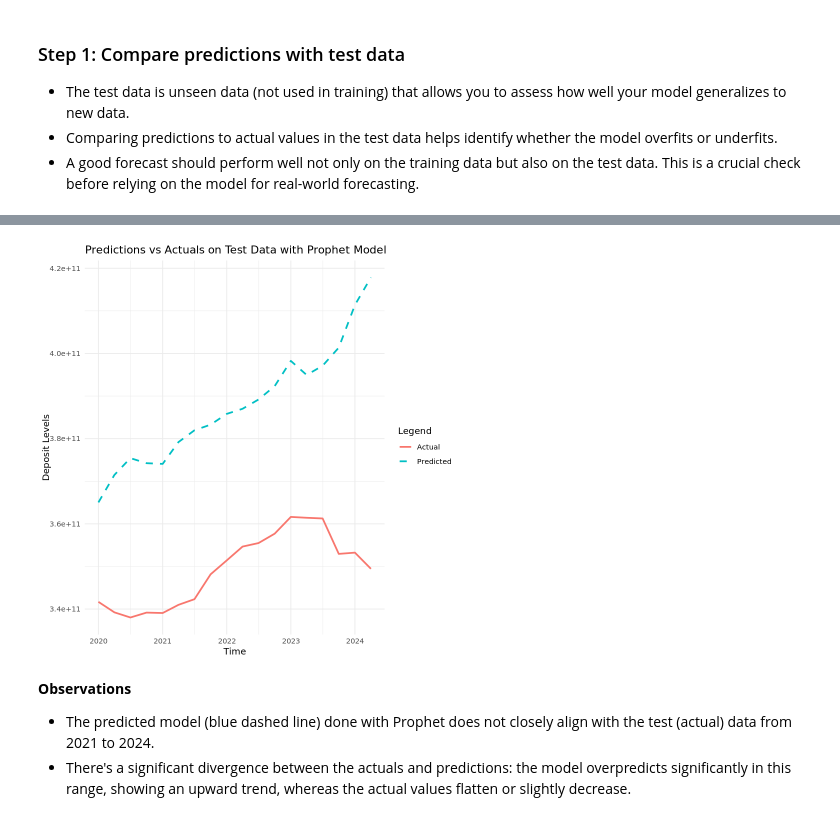
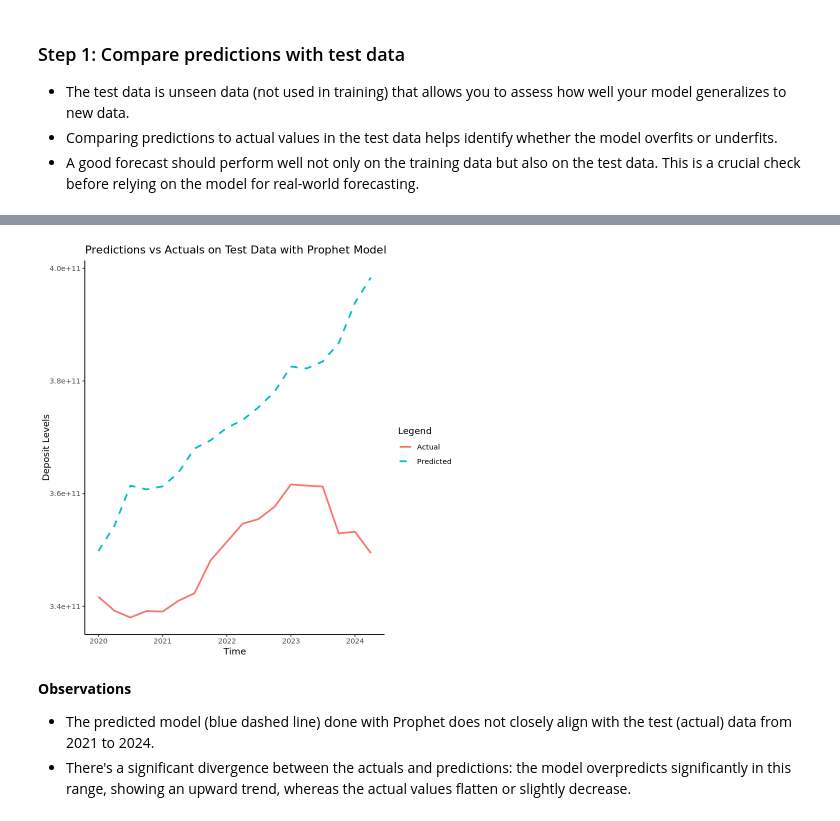
Before and after one commit to nzarama-kouadio/DUKE_MIDS_QFC_Final_Project, a Jupyter notebook: model_prediction/prophet_model.ipynb, the cells around one changed output, grey strips where cells are left out. Cells and saved outputs as stored; diff of their text form; code cells hidden in the pictures.

```diff
--- a/model_prediction/prophet_model.ipynb
+++ b/model_prediction/prophet_model.ipynb
@@ -342,11 +334,8 @@ test_data <- deposit_levels[deposit_levels$time_as_date > "2019-12-31", ]  # Tes
 # Step 1: Prepare data for prophet to work
 
 # you have to rename them as ds and y for prophet to work and it will automatically ignore all other columns ==> RULE
-train_data$ds <- as.Date(train_data$time_as_date)
-train_data$y <- train_data$deposits
-
-test_data$ds <- as.Date(test_data$time_as_date)
-test_data$y <- test_data$deposits
+prophet_data_1$ds <- as.Date(prophet_data_1$time_as_date)
+prophet_data_1$y <- prophet_data_1$deposits
 # %% [markdown]
 ### Step 3: Fit Prophet on training data
 # %%
@@ -355,7 +344,7 @@ prophet_model<- prophet(changepoints = c("2008-01-01")) # Add Customizations bas
 # We can later add on additional regressor to the best model
 
 # Step 2: Fit the model: Training the model
-prophet_model <- fit.prophet(prophet_model, train_data) # syntax
+prophet_model <- fit.prophet(prophet_model, prophet_data_1) # syntax
 # %% [output]
 Disabling weekly seasonality. Run prophet with weekly.seasonality=TRUE to override this.
 
@@ -381,17 +370,17 @@ prediction_train_data <- predict(prophet_model, future_train_data)
 ### Step 6: Visualize the Forecast
 # %%
 # Ensure 'ds' is a Date object
-train_data$ds <- as.Date(train_data$ds)
-prediction_train_data$ds <- as.Date(prediction_train_data$ds)
+prophet_data_1$ds <- as.Date(prophet_data_1$ds)
+prediction_data$ds <- as.Date(prediction_data$ds)
 
 ggplot() +
   # Add historical data points
-  geom_point(data = train_data, aes(x = ds, y = y, color = "Historical Data"), size = 1.5, alpha = 0.8) +
+  geom_point(data = prophet_data_1, aes(x = ds, y = y, color = "Historical Data"), size = 1.5, alpha = 0.8) +
   # Add the predicted trend line
-  geom_line(data = prediction_train_data, aes(x = ds, y = yhat, color = "Predicted Trend"), size = 2) +
+  geom_line(data = prediction_data, aes(x = ds, y = yhat, color = "Predicted Trend"), size = 2) +
   # Add uncertainty intervals for predictions
   geom_ribbon(
-    data = prediction_train_data,
+    data = prediction_data,
     aes(x = ds, ymin = yhat_lower, ymax = yhat_upper, fill = "Uncertainty Interval"),
     alpha = 0.2
   ) +
@@ -412,6 +401,7 @@ ggplot() +
   ) +
   # Add a minimal theme
   theme_minimal() +
+  theme_classic() +
   theme(
     plot.title = element_text(hjust = 0.5, size = 14, face = "bold"),
     axis.title.x = element_text(size = 12),
@@ -431,2 +418,19 @@ prophet_plot_components(prophet_model, prediction_train_data)
 # %% [markdown]
 ## Part 4: Evaluation of the Model Performance
+# %%
+
+# Step 1: Split Data between training and test data
+train_data <- subset(prophet_data_1, ds <= "2019-12-31") # Training data: 1984 Q1 to 2020 Q4
+test_data <- subset(prophet_data_1, ds > "2019-12-31")  # Testing data: 2021 Q1 to 2024 Q2
+
+# Step 2: Prepare data for prophet to work
+# you have to rename them as ds and y for prophet to work and it will automatically ignore all other columns ==> RULE
+train_data$ds <- as.Date(train_data$ds)
+train_data$y <- train_data$y
+
+test_data$ds <- as.Date(test_data$ds)
+test_data$y <- test_data$y
+
+# Check
+tail(train_data)
+tail(test_data)
@@ -499,17 +512,17 @@ A data.frame: 18 × 8
 # %%
 # Step 4: Plot the predictions vs actuals
 ggplot(prediction_test_results, aes(x = ds)) +
   geom_line(aes(y = y, color = "Actual"), size = 1) + # Actual test data
   geom_line(aes(y = yhat, color = "Predicted"), size = 1, linetype = "dashed") + # Predictions
   labs(
     title = "Predictions vs Actuals on Test Data with Prophet Model",
     x = "Time",
     y = "Deposit Levels",
     color = "Legend"
   ) +
-  theme_minimal()
+  theme_classic()
 # %% [output]
-[figure, old version]
+[figure, new version]
 # %% [markdown]
 **Observations**
 - The predicted model (blue dashed line) done with Prophet does not closely align with the test (actual) data from 2021 to 2024.
```
Also changed, not shown: parts of 28 cells of this notebook, 1 other file.
